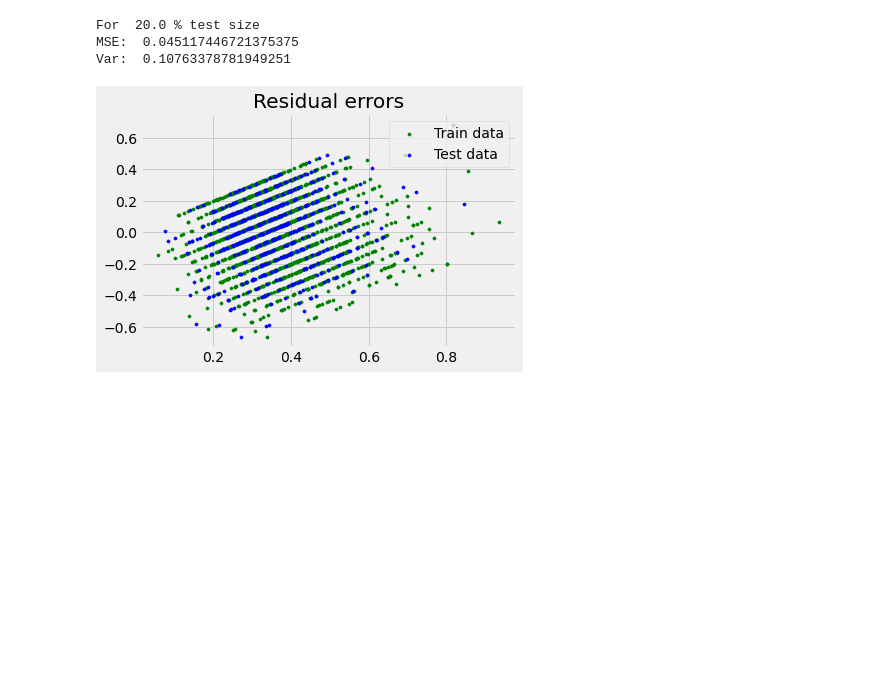
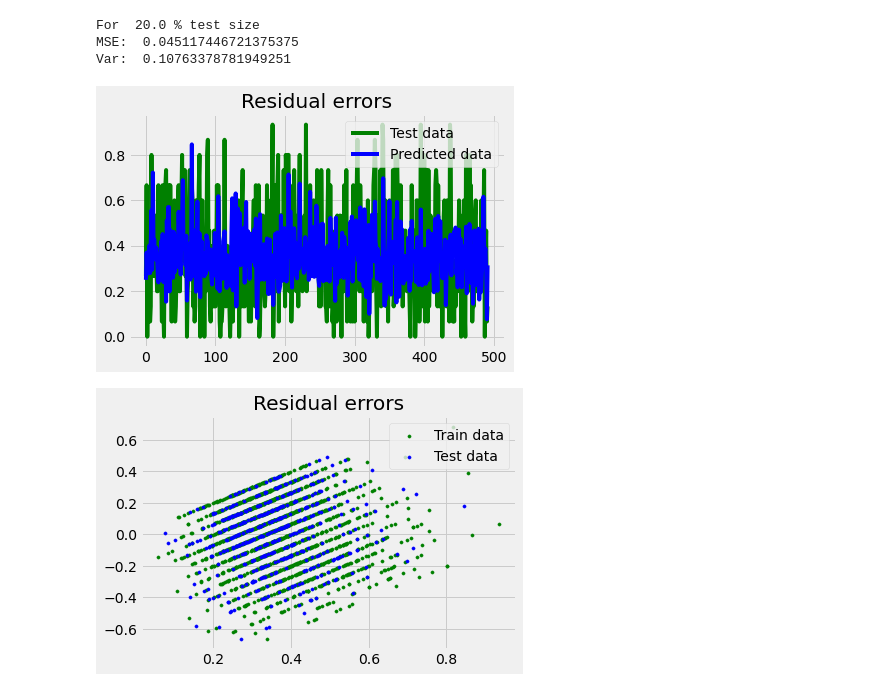
Before and after one commit to Architjain128/Clickbait-FakeNews1, a Jupyter notebook: liner_regression.ipynb, the cells around one changed output. Cells and saved outputs as stored; diff of their text form; code cells hidden in the pictures; blank space fills up the shorter version.

```diff
--- a/liner_regression.ipynb
+++ b/liner_regression.ipynb
@@ -33,6 +33,14 @@ print('Var: ',reg.score(X_test, Y_test))
 For  20.0 % test size
 MSE:  0.045117446721375375
 Var:  0.10763378781949251
+# %%
+plt.plot(Y_test,color = "green", label = 'Test data')
+plt.plot(reg.predict(X_test),color = "blue",  label = 'Predicted data')
+plt.legend(loc = 'upper right')
+plt.title("Residual errors")
+plt.show()
+# %% [output]
+[figure, added]
 # %%
 
 plt.style.use('fivethirtyeight')
```
